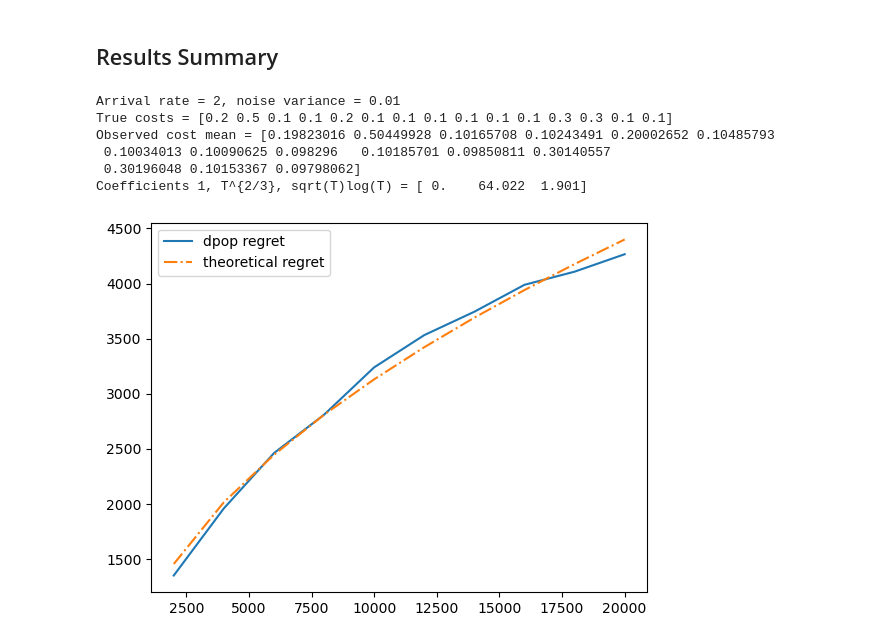
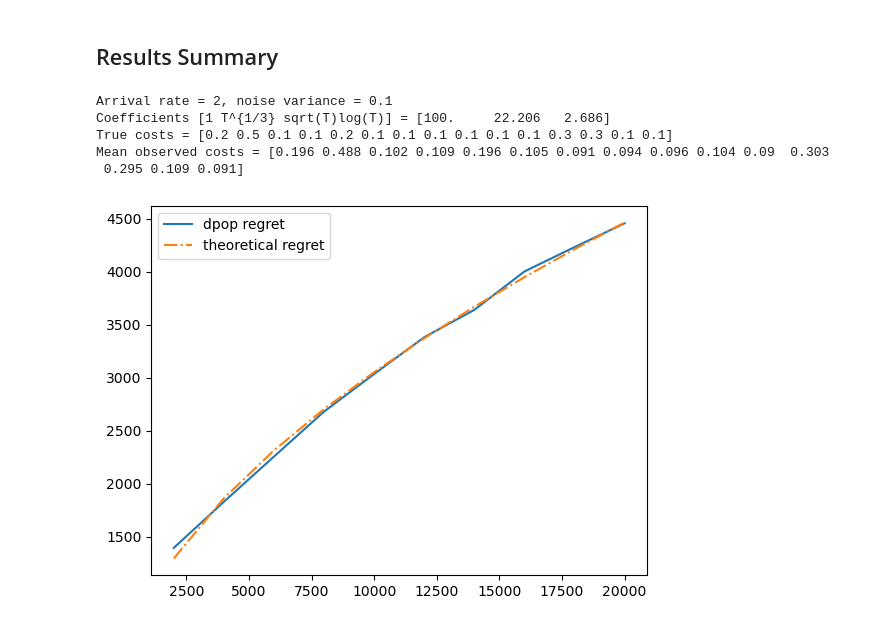
Before and after one commit to SathwikChadaga/Optimistic-DPP, a Jupyter notebook: dpop_regret.ipynb, the cells around one changed output. Drawn from its saved outputs; the diff is of its cells as text; code cells hidden in the pictures.

```diff
--- a/dpop_regret.ipynb
+++ b/dpop_regret.ipynb
@@ -18,17 +18,17 @@ reload(mutil);
 # simulation lengths
 T_horizon = None # time horizon (to be set later)
 T_horizon_list = 2000*np.arange(1,11)
-N_runs = 10 # number of simulations
+N_runs = 5 # number of simulations
 
 # noise and arrival rates
 def random_uniform(size = []):
     return 2*np.random.uniform(size = size)-1
 noise_distribution = random_uniform # np.random.standard_normal
-noise_variance = 0.01 # sigma^2
-arrival_rate   = 2  # lambda
+noise_variance = 0.1 # sigma^2
+arrival_rate   = 2 # lambda
 
 # algorithm parameters
-beta  = 5*noise_variance # exploration tuner (should theoretically be > 4 sigma^2)
+beta  = 4.5*noise_variance # exploration tuner (should theoretically be > 4 sigma^2)
 nu    = None # backlog-cost tradeoff tuner (should theoretically be T^{1/3}) (to be set later)
 delta = None # exploration tuner (should theoretically be T^{(-2 sigma^2)/(beta - 2 sigma^2)}) (to be set later)
 
@@ -92,33 +92,28 @@ dpop_costs = tran_cost_till_T_dpop + backlog_cost_at_T_dpop
 # %%
 # save results
 save_result = np.vstack((T_horizon_list, dpop_costs, stat_costs))
-save_file = 'regret_results-lambda-' + str(arrival_rate).replace('.','_') + '-var-' + str(noise_variance).replace('.','_')
+save_file = 'regret-lambda-' + str(arrival_rate).replace('.','_') + '-var-' + str(noise_variance).replace('.','_')
 np.save('./results/' + save_file, save_result)
-
-# retrive oracle (or no-noise) results
-# oracle_results = np.load('./results/regret_results-lambda-' + str(arrival_rate).replace('.','_') + '-var-0.npy')
 
 # get theoretical fit
 dpop_regret = dpop_costs - stat_costs
 theoretical_dpop_regret, curve_coefficients = mutil.fit_regret_curve(T_horizon_list, dpop_regret)
 
 # print summary
 print('Arrival rate = ' + str(arrival_rate) + ', noise variance = ' + str(noise_variance))
+print('Coefficients [1 T^{1/3} sqrt(T)log(T)] = ' + np.array2string(curve_coefficients, precision=3, suppress_small=True))
 print('True costs = ' + str(true_edge_costs))
-print('Observed cost mean = ' + str(queueing_network.edge_cost_means[0,:]))
-print('Coefficients 1, T^{2/3}, sqrt(T)log(T) = ' + np.array2string(curve_coefficients, precision=3, suppress_small=True))
+print('Mean observed costs = ' + np.array2string(queueing_network.edge_cost_means[0,:], precision=3, suppress_small=True))
 
 # plot regret
 plt.plot(T_horizon_list, dpop_costs - stat_costs, label = 'dpop regret')
-# plt.plot(oracle_results[0,:], oracle_results[1,:] - oracle_results[2,:], label = 'oracle regret')
 plt.plot(T_horizon_list, theoretical_dpop_regret, '-.', label = 'theoretical regret')
 plt.legend()
 plt.show()
 # %% [output]
-Arrival rate = 2, noise variance = 0.01
+Arrival rate = 2, noise variance = 0.1
+Coefficients [1 T^{1/3} sqrt(T)log(T)] = [100.     22.206   2.686]
 True costs = [0.2 0.5 0.1 0.1 0.2 0.1 0.1 0.1 0.1 0.1 0.1 0.3 0.3 0.1 0.1]
-Observed cost mean = [0.19823016 0.50449928 0.10165708 0.10243491 0.20002652 0.10485793
- 0.10034013 0.10090625 0.098296   0.10185701 0.09850811 0.30140557
- 0.30196048 0.10153367 0.09798062]
-Coefficients 1, T^{2/3}, sqrt(T)log(T) = [ 0.    64.022  1.901]
+Mean observed costs = [0.196 0.488 0.102 0.109 0.196 0.105 0.091 0.094 0.096 0.104 0.09  0.303
+ 0.295 0.109 0.091]
-[figure, old version]
+[figure, new version]
```
Also changed, not shown: 8 other files.
